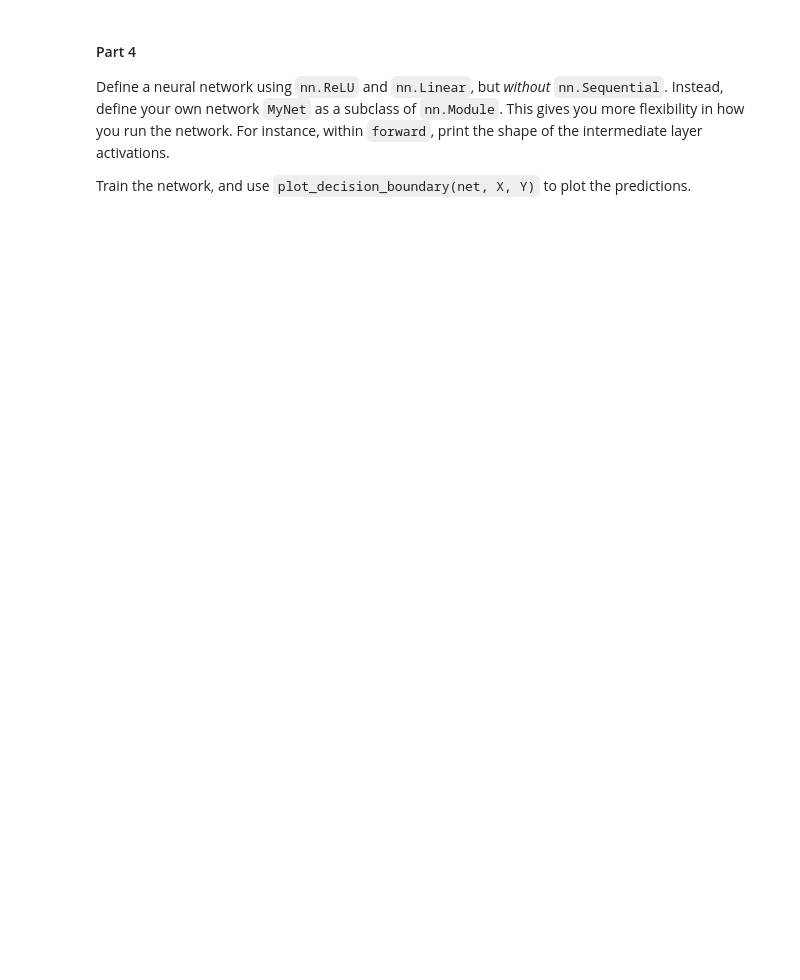
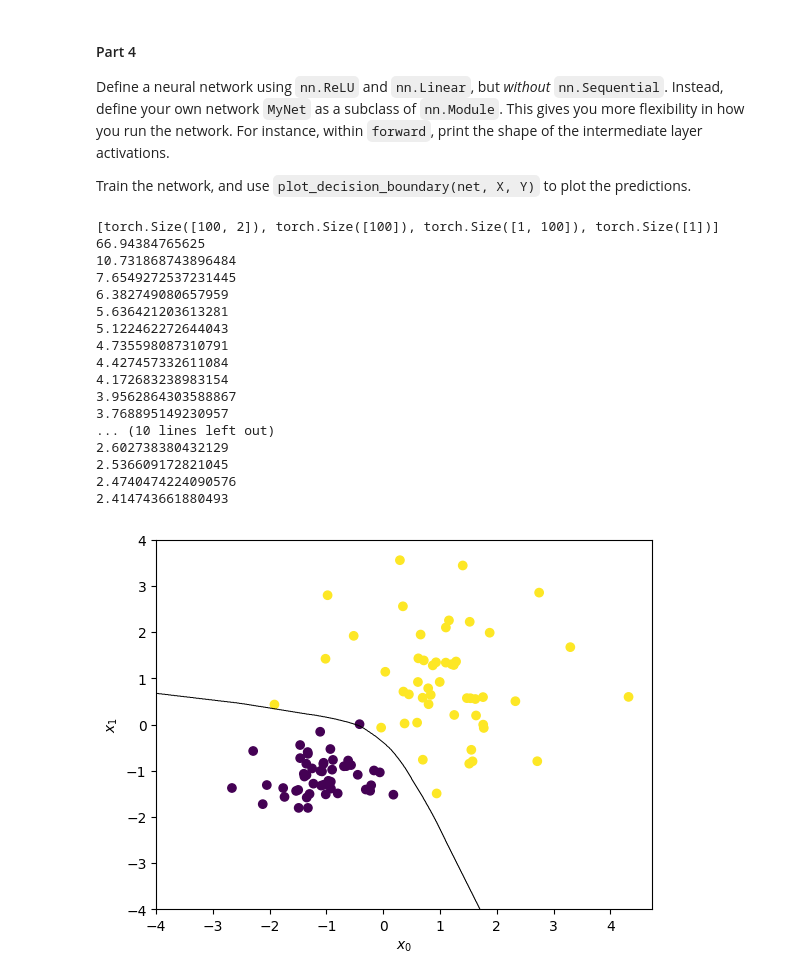
Before and after one commit to Angus-Eastell/Intro_to_AI, a Jupyter notebook: 4_4_nn_exercises.ipynb, the cells around one changed output. Saved outputs shown, nothing was run; the diff lists cells and outputs as text; code cells hidden in the pictures; blank space fills up the shorter version.

```diff
--- a/4_4_nn_exercises.ipynb
+++ b/4_4_nn_exercises.ipynb
@@ -193,0 +289,68 @@ Train the network, and use `plot_decision_boundary(net, X, Y)` to plot the predi
+# %%
+# Your code here
+
+# class as a subclass of the nn.module
+class MyNet(t.nn.Module):
+
+  def __init__(self, in_features, hidden_features, out_features):
+    # use super() to call methods from parent class nn.module
+    super().__init__()
+    self.layer1 = t.nn.Linear(in_features, hidden_features)
+    self.relu = t.nn.ReLU()
+    self.layer2 = t.nn.Linear(hidden_features, out_features)
+
+  def forward(self, x):
+
+    # when called as MyNet(X) foward defines the computation for the mode
+    lin1 = self.layer1(x)
+    relu = self.relu(lin1)
+    lin2 = self.layer2(relu)
+    return lin2
+
+
+input_features = 2
+hidden_features = 100
+output_features = 1
+
+net = MyNet(input_features, hidden_features, output_features)
+#Print the shapes of all the parameters
+print([p.shape for p in net.parameters()])
+
+# learning rate
+learning_rate = 0.001
+
+for i in range(500):
+  # finding loss in network
+  L = loss(net(X))
+  # finding gradients
+  L.backward()
+
+  # prints the loss at given intervals
+  if 0 == i % 20:
+        print(L.item())
+
+  # perform gradient descent
+  for param in net.parameters():
+    param.data.add_( -learning_rate*param.grad)
+    param.grad.zero_()
+
+plot_decision_boundary(net, X, y)
+# %% [output]
+[torch.Size([100, 2]), torch.Size([100]), torch.Size([1, 100]), torch.Size([1])]
+66.94384765625
+10.731868743896484
+7.6549272537231445
+6.382749080657959
+5.636421203613281
+5.122462272644043
+4.735598087310791
+4.427457332611084
+4.172683238983154
+3.9562864303588867
+3.768895149230957
+... (10 lines left out)
+2.602738380432129
+2.536609172821045
+2.4740474224090576
+2.414743661880493
+[figure, added]
```
Also changed, not shown: parts of 5 cells of this notebook.
